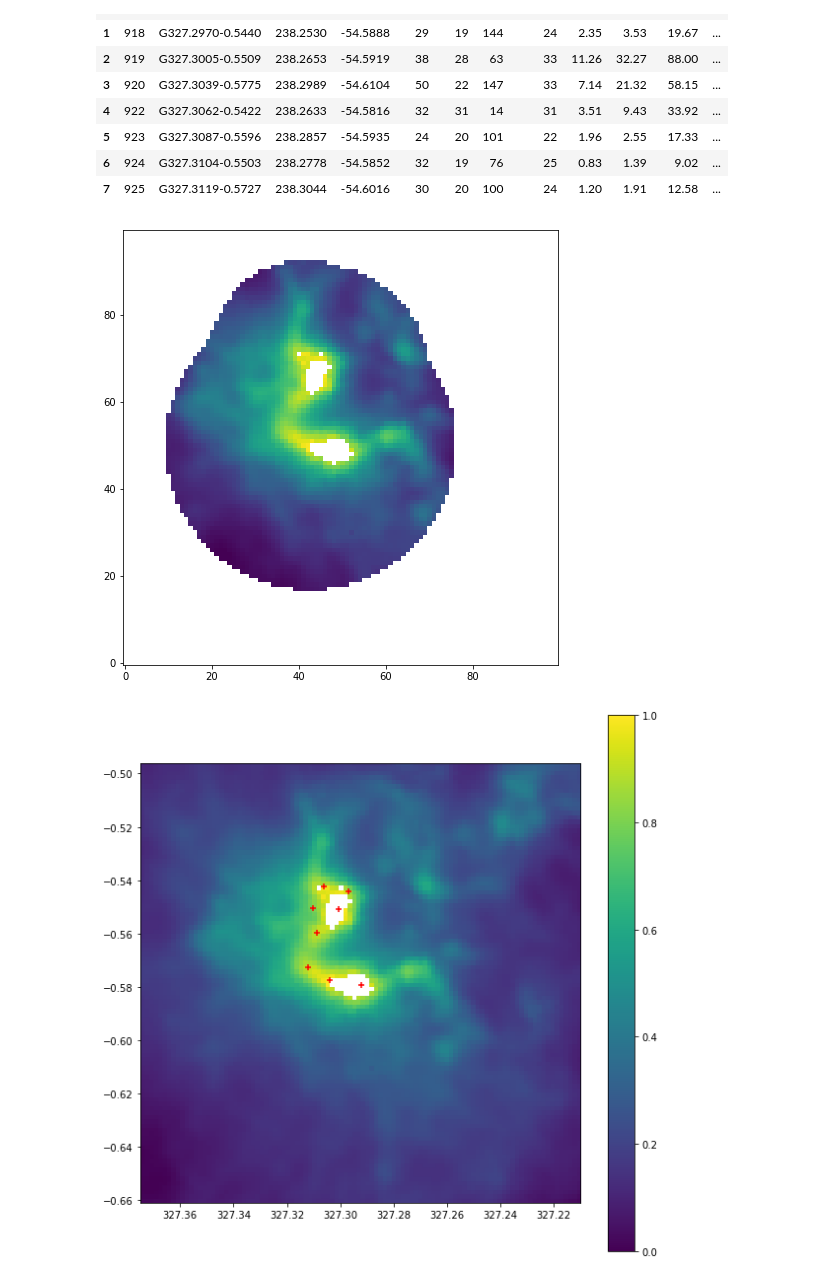
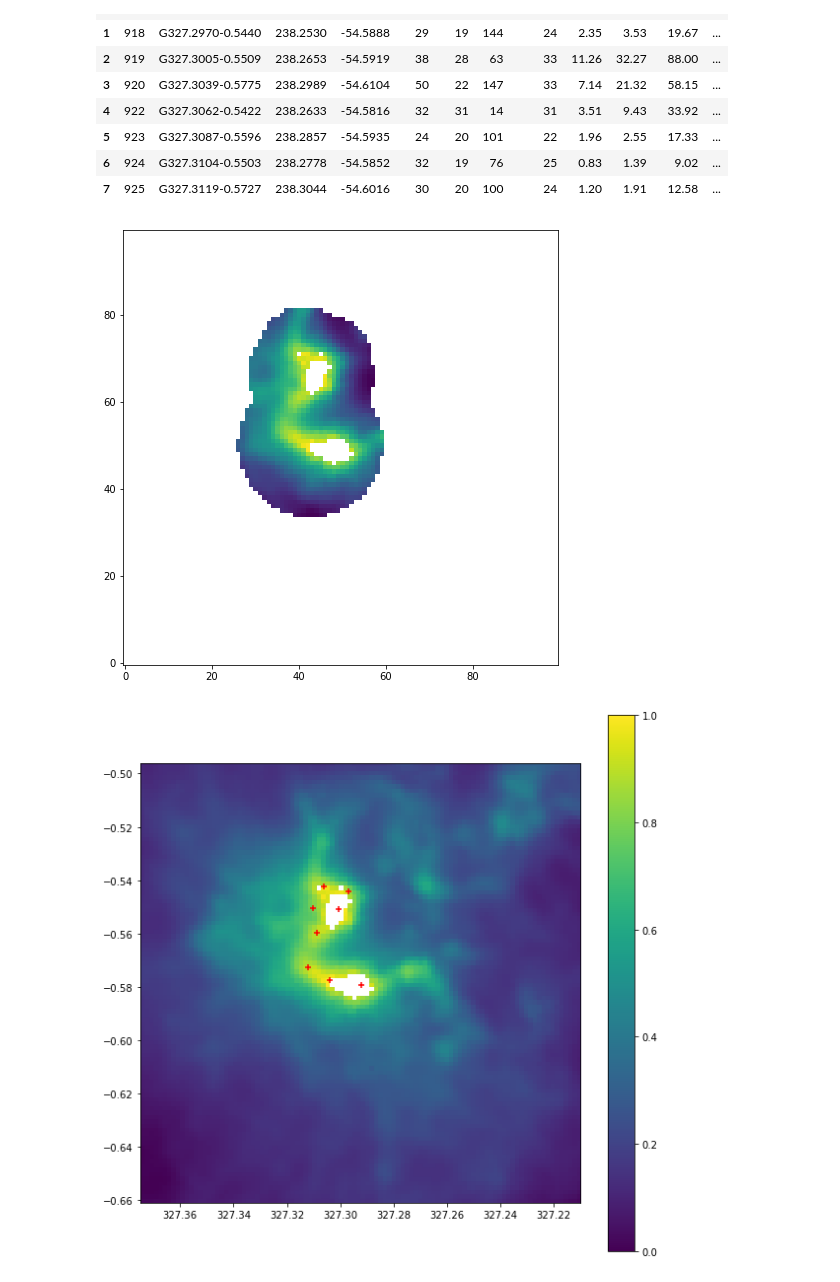
Before and after one commit to martimmcdc/2d-gaussian-fitting, a Jupyter notebook: baseline_reduction_test.ipynb, the cells around one changed output. Drawn from its saved outputs; the diff is of its cells as text; code cells hidden in the pictures.

```diff
--- a/baseline_reduction_test.ipynb
+++ b/baseline_reduction_test.ipynb
@@ -58,37 +58,37 @@ mu_vals = np.array(df.iloc[:,-2:],float)
 theta_vals = np.array(df['PA'],float)
 FWHM_vals = np.array(df.iloc[:,4:6],float)
 # %%
-params,image = fitter(grid,data,peaks=8,mu=mu_vals,theta=theta_vals,FWHM=FWHM_vals,dist_factor=4,exclude_below=0.1,var_pos=0.0001)
+params,image = fitter(grid,data,peaks=8,mu=mu_vals,theta=theta_vals,FWHM=FWHM_vals,dist_factor=2,exclude_below=0.1,var_pos=0.0001)
 
 gaussians = gaussianMult(grid,*params)
 residuals = data - gaussians
 
 plt.figure(figsize=(10,10))
 plt.imshow(np.log10(data),origin='lower',extent=[xl,xr,yb,yt])
 plt.scatter(mu_vals[:,0],mu_vals[:,1],color='red',marker='+')
 plt.colorbar()
 plt.show()
 
 plt.figure(figsize=(10,10))
 plt.imshow(np.log10(image),origin='lower',extent=[xl,xr,yb,yt])
 plt.scatter(mu_vals[:,0],mu_vals[:,1],color='black',marker='+')
 plt.scatter(params[::6],params[1::6],color='red',marker='+')
 plt.colorbar()
 plt.show()
 
 plt.figure(figsize=(6,6))
 plt.imshow(gaussians,origin='lower',extent=[xl,xr,yb,yt])
 plt.scatter(mu_vals[:,0],mu_vals[:,1],color='red',marker='+')
 plt.colorbar()
 plt.show()
 
 plt.figure(figsize=(6,6))
 plt.imshow(residuals,origin='lower',extent=[xl,xr,yb,yt])
 plt.scatter(mu_vals[:,0],mu_vals[:,1],color='red',marker='+')
 plt.colorbar()
 plt.show()
 # %% [output]
-[figure, old version]
+[figure, new version]
 [figure]
 [figure]
 [figure]
```
